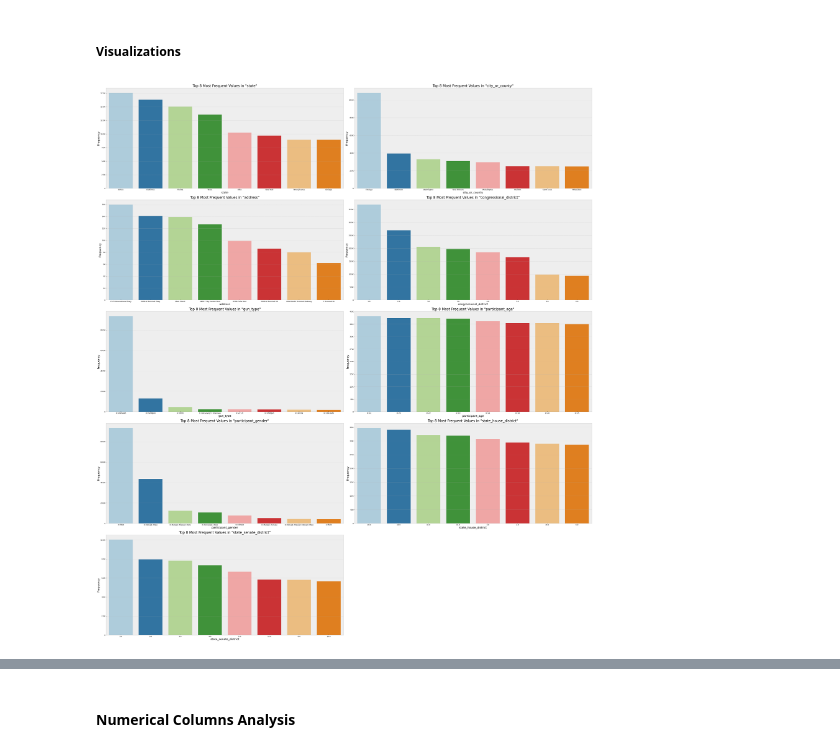
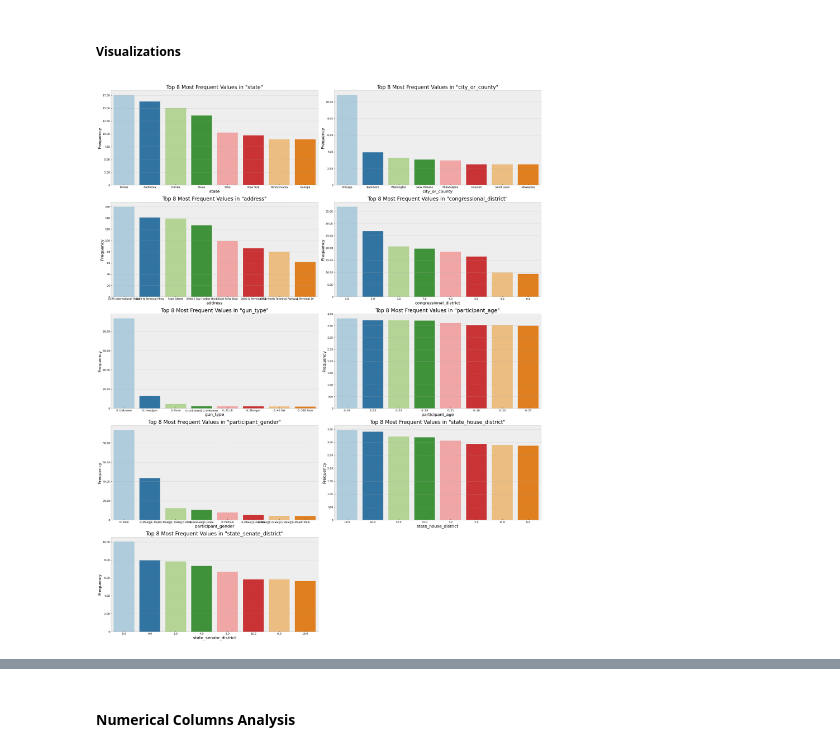
Before and after one commit to bharath03-a/Gun-Violence-Incidents, a Jupyter notebook: notebooks/01_initial_exploratory_analysis.ipynb, the cells around one changed output, grey strips where cells are left out. Cells and saved outputs as stored; diff of their text form; code cells hidden in the pictures.

```diff
--- a/notebooks/01_initial_exploratory_analysis.ipynb
+++ b/notebooks/01_initial_exploratory_analysis.ipynb
@@ -384,9 +384,9 @@ visualization = Visualization(ip_data.toPandas())
 categorical_cols = ["state", "city_or_county", "address", "congressional_district",
             "gun_type", "participant_age", "participant_gender", "state_house_district", "state_senate_district"]
 # %%
-visualization.combined_plot(categorical_cols, visualization.bar_plot)
+visualization.combined_plot(categorical_cols, visualization.bar_plot, fig_size=(24, 30))
 # %% [output]
-[figure, old version]
+[figure, new version]
 # %%
 visualization.word_cloud(plt.gca(), 'incident_characteristics')
 # %% [output]
```
Also changed, not shown: parts of 10 cells of this notebook, 1 other file.
